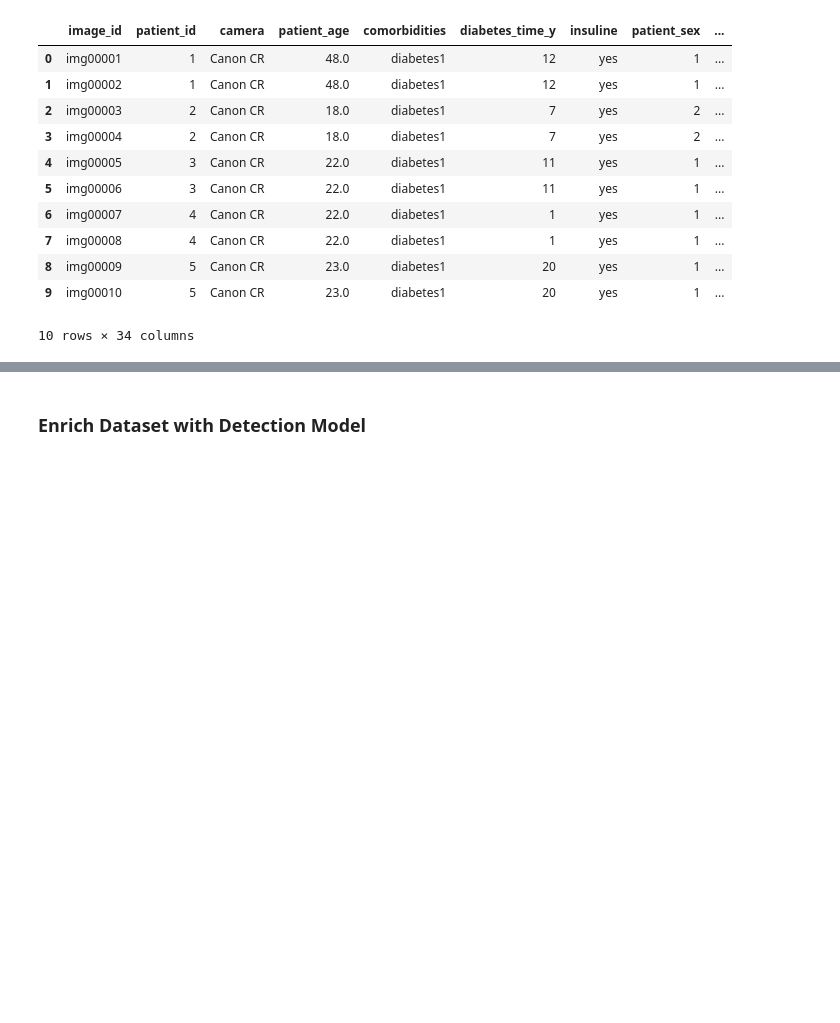
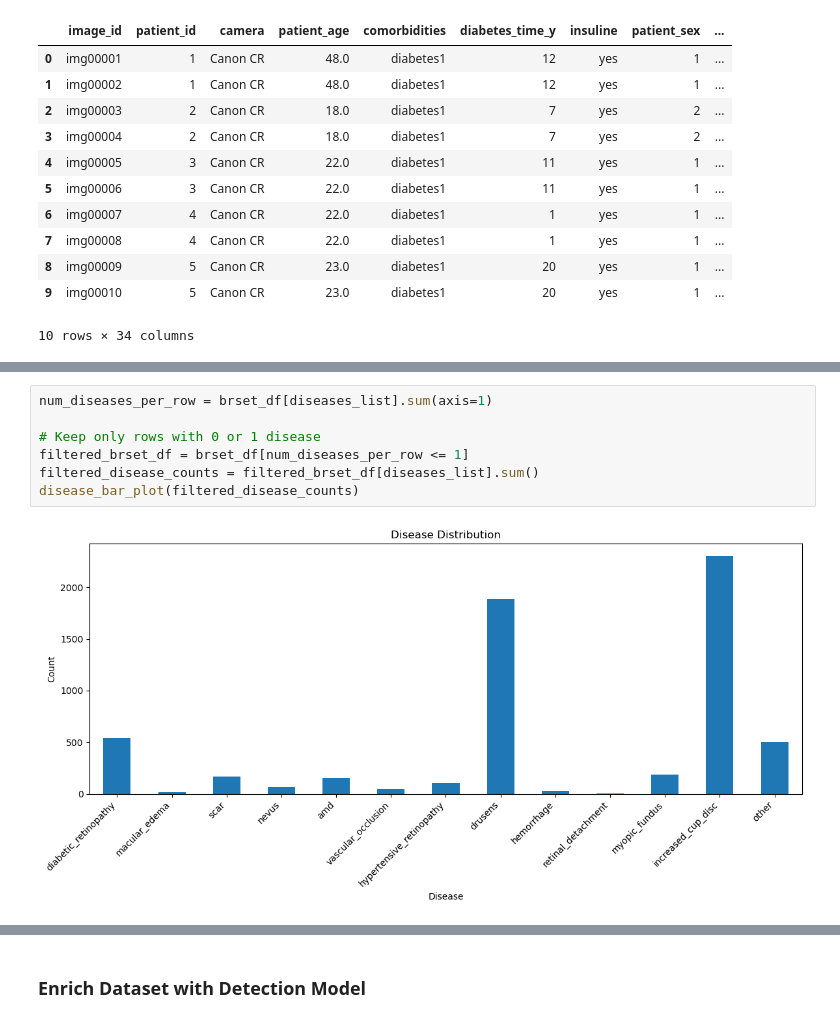
Before and after one commit to rodrigocmichelassi/bachelor-thesis, a Jupyter notebook: src/notebooks/data-generation.ipynb, the cells around one changed output, grey strips where cells are left out. Drawn from its saved outputs; the diff is of its cells as text; blank space fills up the shorter version.

```diff
--- a/src/notebooks/data-generation.ipynb
+++ b/src/notebooks/data-generation.ipynb
@@ -64,0 +92,9 @@ brset_df.head(10)
+# %%
+num_diseases_per_row = brset_df[diseases_list].sum(axis=1)
+
+# Keep only rows with 0 or 1 disease
+filtered_brset_df = brset_df[num_diseases_per_row <= 1]
+filtered_disease_counts = filtered_brset_df[diseases_list].sum()
+disease_bar_plot(filtered_disease_counts)
+# %% [output]
+[figure, added]
```
Also changed, not shown: parts of 12 cells of this notebook, 2 other files.
